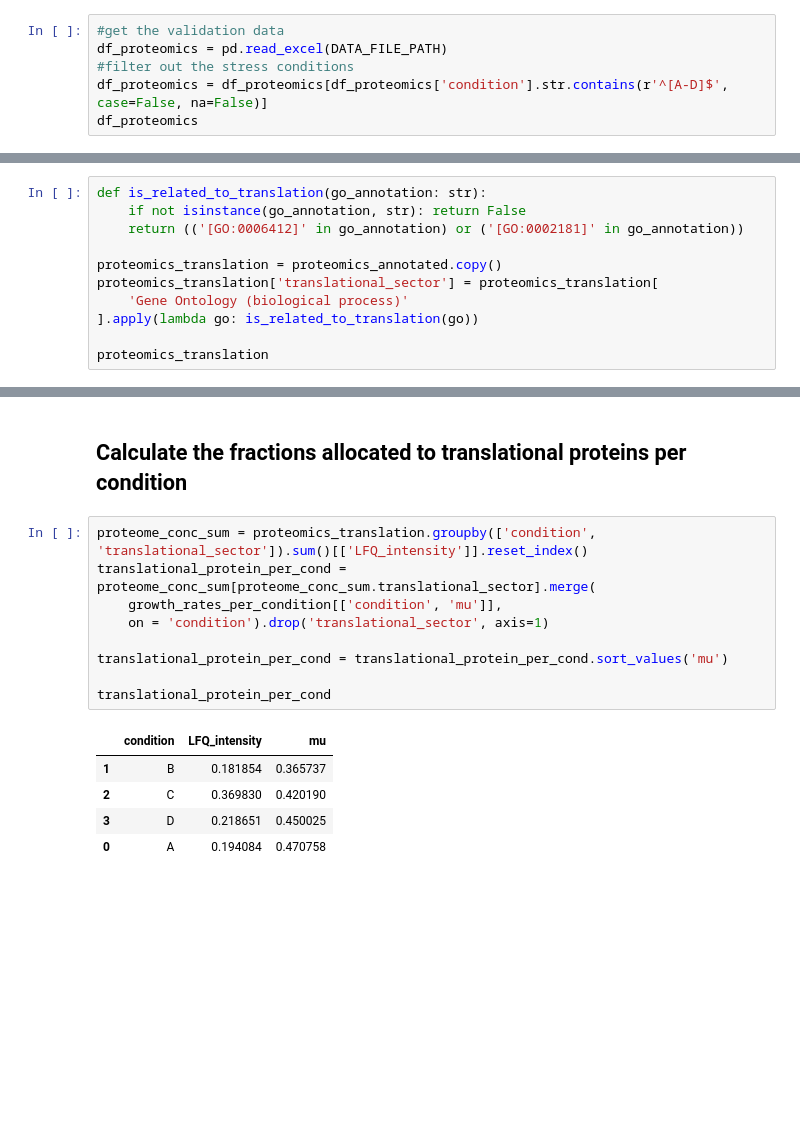
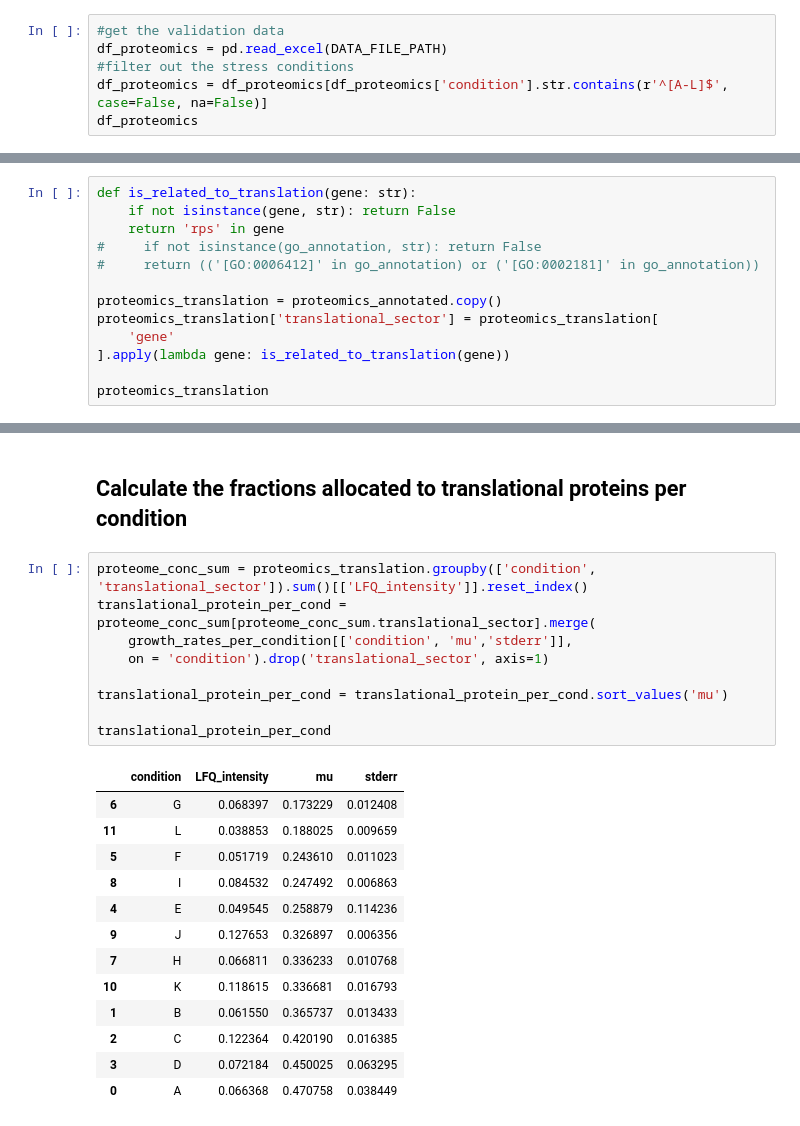
Before and after one commit to iAMB-RWTH-Aachen/PAMparametrizer, a Jupyter notebook: Scripts/i1_preprocessing/translational_sector_config_iCGB21FR.ipynb, the cells around one changed output, grey strips where cells are left out. Cells and saved outputs as stored; diff of their text form; blank space fills up the shorter version.

```diff
--- a/Scripts/i1_preprocessing/translational_sector_config_iCGB21FR.ipynb
+++ b/Scripts/i1_preprocessing/translational_sector_config_iCGB21FR.ipynb
@@ -65,7 +65,7 @@ We are only selecting group A-D because the other measurements are related to st
 #get the validation data
 df_proteomics = pd.read_excel(DATA_FILE_PATH)
 #filter out the stress conditions
-df_proteomics = df_proteomics[df_proteomics['condition'].str.contains(r'^[A-D]$', case=False, na=False)]
+df_proteomics = df_proteomics[df_proteomics['condition'].str.contains(r'^[A-L]$', case=False, na=False)]
 df_proteomics
 # %% [output]
 |  | condition | replicate | gene | uniprot_accession | protein_desc | LFQ_intensity | abs_conc (mg / g_CDW) |
@@ -124,14 +124,16 @@ proteomics_annotated
 # %% [markdown]
 ## Find those proteins which are included in the translational protein sector
 # %%
-def is_related_to_translation(go_annotation: str):
-    if not isinstance(go_annotation, str): return False
-    return (('[GO:0006412]' in go_annotation) or ('[GO:0002181]' in go_annotation))
+def is_related_to_translation(gene: str):
+    if not isinstance(gene, str): return False
+    return 'rps' in gene
+#     if not isinstance(go_annotation, str): return False
+#     return (('[GO:0006412]' in go_annotation) or ('[GO:0002181]' in go_annotation))
 
 proteomics_translation = proteomics_annotated.copy()
 proteomics_translation['translational_sector'] = proteomics_translation[
-    'Gene Ontology (biological process)'
-].apply(lambda go: is_related_to_translation(go))
+    'gene'
+].apply(lambda gene: is_related_to_translation(gene))
 
 proteomics_translation
 # %% [output]
@@ -190,18 +208,26 @@ proteomics_translation_with_mu
 # %%
 proteome_conc_sum = proteomics_translation.groupby(['condition', 'translational_sector']).sum()[['LFQ_intensity']].reset_index()
 translational_protein_per_cond = proteome_conc_sum[proteome_conc_sum.translational_sector].merge(
-    growth_rates_per_condition[['condition', 'mu']],
+    growth_rates_per_condition[['condition', 'mu','stderr']],
     on = 'condition').drop('translational_sector', axis=1)
 
 translational_protein_per_cond = translational_protein_per_cond.sort_values('mu')
 
 translational_protein_per_cond
 # %% [output]
-|  | condition | LFQ_intensity | mu |
-| 1 | B | 0.181854 | 0.365737 |
-| 2 | C | 0.369830 | 0.420190 |
-| 3 | D | 0.218651 | 0.450025 |
-| 0 | A | 0.194084 | 0.470758 |
+|  | condition | LFQ_intensity | mu | stderr |
+| 6 | G | 0.068397 | 0.173229 | 0.012408 |
+| 11 | L | 0.038853 | 0.188025 | 0.009659 |
+| 5 | F | 0.051719 | 0.243610 | 0.011023 |
+| 8 | I | 0.084532 | 0.247492 | 0.006863 |
+| 4 | E | 0.049545 | 0.258879 | 0.114236 |
+| 9 | J | 0.127653 | 0.326897 | 0.006356 |
+| 7 | H | 0.066811 | 0.336233 | 0.010768 |
+| 10 | K | 0.118615 | 0.336681 | 0.016793 |
+| 1 | B | 0.061550 | 0.365737 | 0.013433 |
+| 2 | C | 0.122364 | 0.420190 | 0.016385 |
+| 3 | D | 0.072184 | 0.450025 | 0.063295 |
+| 0 | A | 0.066368 | 0.470758 | 0.038449 |
 # %%
 plt.plot(translational_protein_per_cond.mu, translational_protein_per_cond.LFQ_intensity)
 plt.ylabel('protein fraction (g_tps/g_p)')
```
Also changed, not shown: parts of 6 cells of this notebook, 3 other files.
